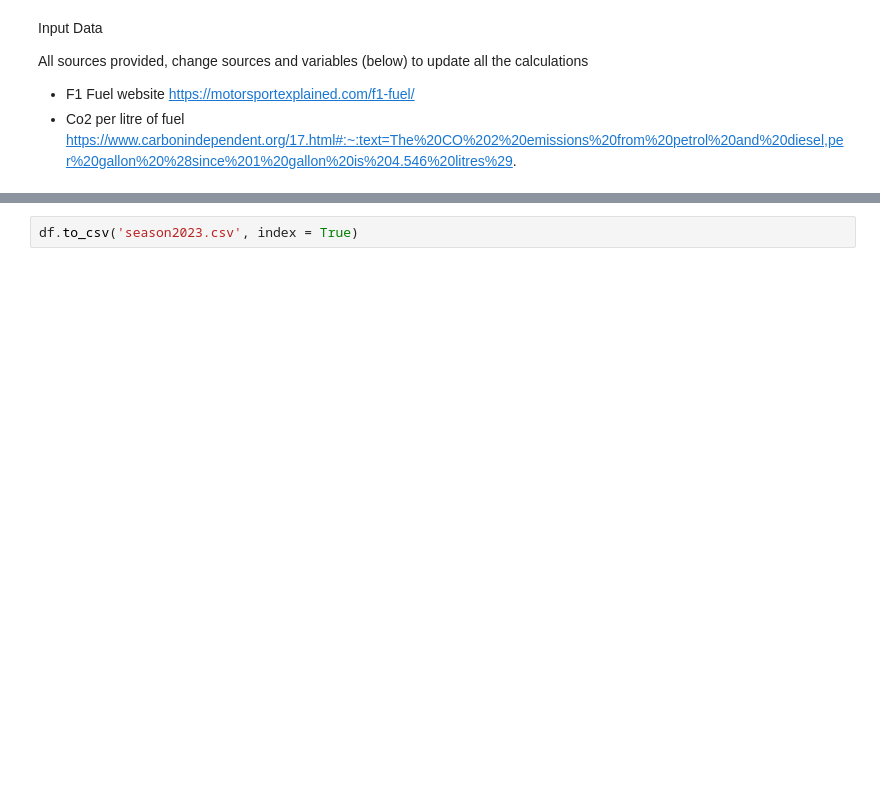
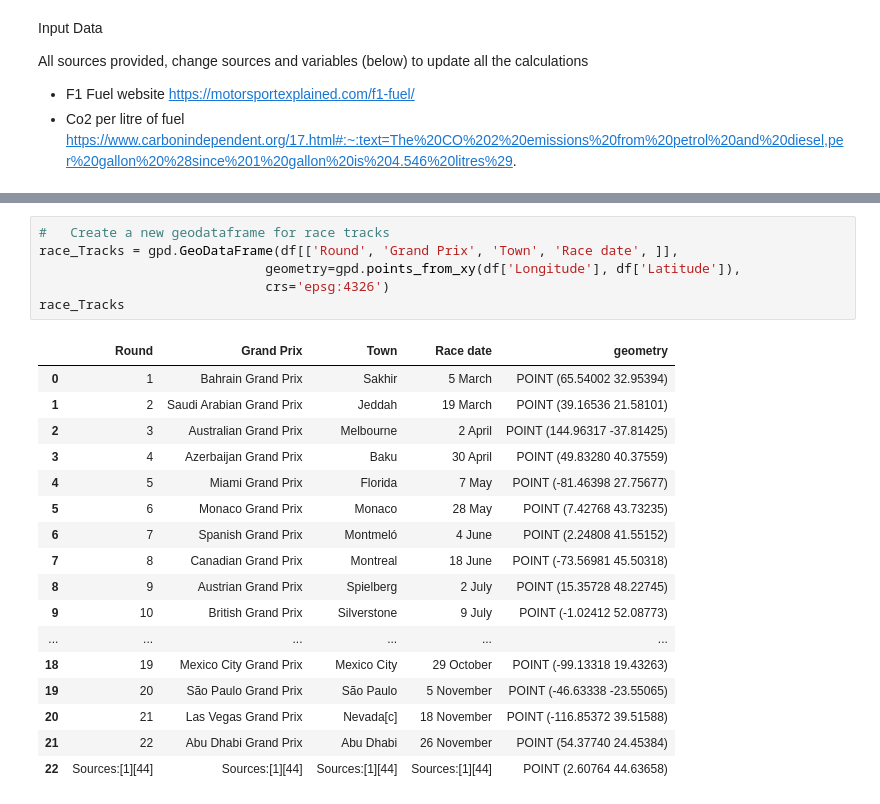
Before and after one commit to WhatAmIDoing55/Formula1_Co2_Calculator, a Jupyter notebook: Formula1_Co2_Notebook.ipynb, the cells around one changed output, grey strips where cells are left out. Saved outputs shown, nothing was run; the diff lists cells and outputs as text; blank space fills up the shorter version.

```diff
--- a/Formula1_Co2_Notebook.ipynb
+++ b/Formula1_Co2_Notebook.ipynb
@@ -73,2 +92,24 @@ df.head()
-# %%
-df.to_csv('season2023.csv', index = True)
+# %%
+#   Create a new geodataframe for race tracks
+race_Tracks = gpd.GeoDataFrame(df[['Round', 'Grand Prix', 'Town', 'Race date', ]],
+                             geometry=gpd.points_from_xy(df['Longitude'], df['Latitude']),
+                             crs='epsg:4326')
+race_Tracks
+# %% [output]
+|  | Round | Grand Prix | Town | Race date | geometry |
+| 0 | 1 | Bahrain Grand Prix | Sakhir | 5 March | POINT (65.54002 32.95394) |
+| 1 | 2 | Saudi Arabian Grand Prix | Jeddah | 19 March | POINT (39.16536 21.58101) |
+| 2 | 3 | Australian Grand Prix | Melbourne | 2 April | POINT (144.96317 -37.81425) |
+| 3 | 4 | Azerbaijan Grand Prix | Baku | 30 April | POINT (49.83280 40.37559) |
+| 4 | 5 | Miami Grand Prix | Florida | 7 May | POINT (-81.46398 27.75677) |
+| 5 | 6 | Monaco Grand Prix | Monaco | 28 May | POINT (7.42768 43.73235) |
+| 6 | 7 | Spanish Grand Prix | Montmeló | 4 June | POINT (2.24808 41.55152) |
+| 7 | 8 | Canadian Grand Prix | Montreal | 18 June | POINT (-73.56981 45.50318) |
+| 8 | 9 | Austrian Grand Prix | Spielberg | 2 July | POINT (15.35728 48.22745) |
+| 9 | 10 | British Grand Prix | Silverstone | 9 July | POINT (-1.02412 52.08773) |
+| ... | ... | ... | ... | ... | ... |
+| 18 | 19 | Mexico City Grand Prix | Mexico City | 29 October | POINT (-99.13318 19.43263) |
+| 19 | 20 | São Paulo Grand Prix | São Paulo | 5 November | POINT (-46.63338 -23.55065) |
+| 20 | 21 | Las Vegas Grand Prix | Nevada[c] | 18 November | POINT (-116.85372 39.51588) |
+| 21 | 22 | Abu Dhabi Grand Prix | Abu Dhabi | 26 November | POINT (54.37740 24.45384) |
+| 22 | Sources:[1][44] | Sources:[1][44] | Sources:[1][44] | Sources:[1][44] | POINT (2.60764 44.63658) |
```
Also changed, not shown: parts of 9 cells of this notebook, 2 other files.
